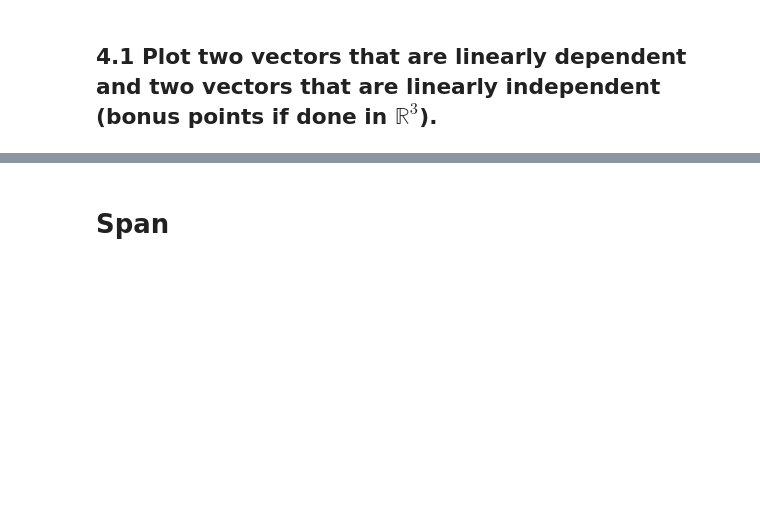
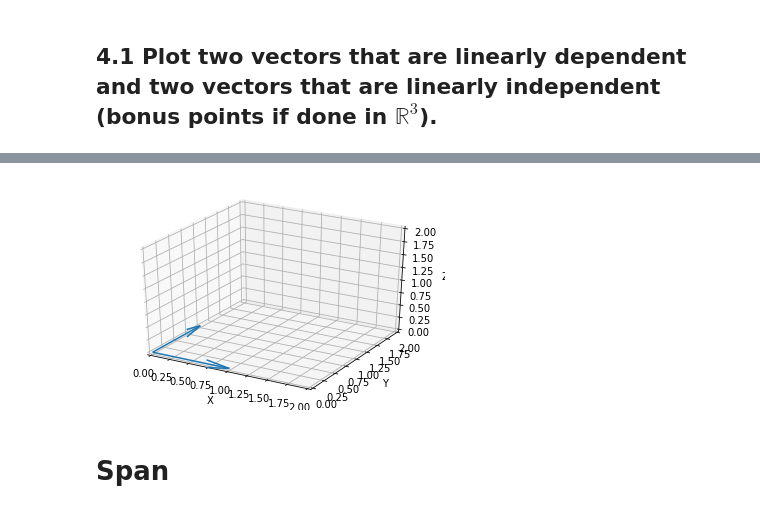
Before and after one commit to nephylum/DS-Unit-1-Sprint-3-Linear-Algebra, a Jupyter notebook: module2-intermediate-linear-algebra/LS_DS9_132_Intermediate_Linear_Algebra_Assignment.ipynb, the cells around one changed output, grey strips where cells are left out. Drawn from its saved outputs; the diff is of its cells as text; code cells hidden in the pictures; blank space fills up the shorter version.

```diff
--- a/module2-intermediate-linear-algebra/LS_DS9_132_Intermediate_Linear_Algebra_Assignment.ipynb
+++ b/module2-intermediate-linear-algebra/LS_DS9_132_Intermediate_Linear_Algebra_Assignment.ipynb
@@ -260,3 +279,19 @@ nor(tmp)
+# %%
+from mpl_toolkits.mplot3d import Axes3D
+
+fig = plt.figure()
+ax = fig.add_subplot(111, projection='3d')
+ax.quiver(0, 0, 0, v5[0], v5[1], v5[2], length=1)
+ax.quiver(0, 0, 0, v6[0], v6[1], v6[2], length=1)
+ax.set_xlim([0, 2])
+ax.set_ylim([0, 2])
+ax.set_zlim([0, 2])
+ax.set_xlabel('X')
+ax.set_ylabel('Y')
+ax.set_zlabel('Z')
+plt.show()
+# %% [output]
+[figure, added]
 # %% [markdown]
 # Span
 # %% [markdown]
```
Also changed, not shown: parts of 10 cells of this notebook.
